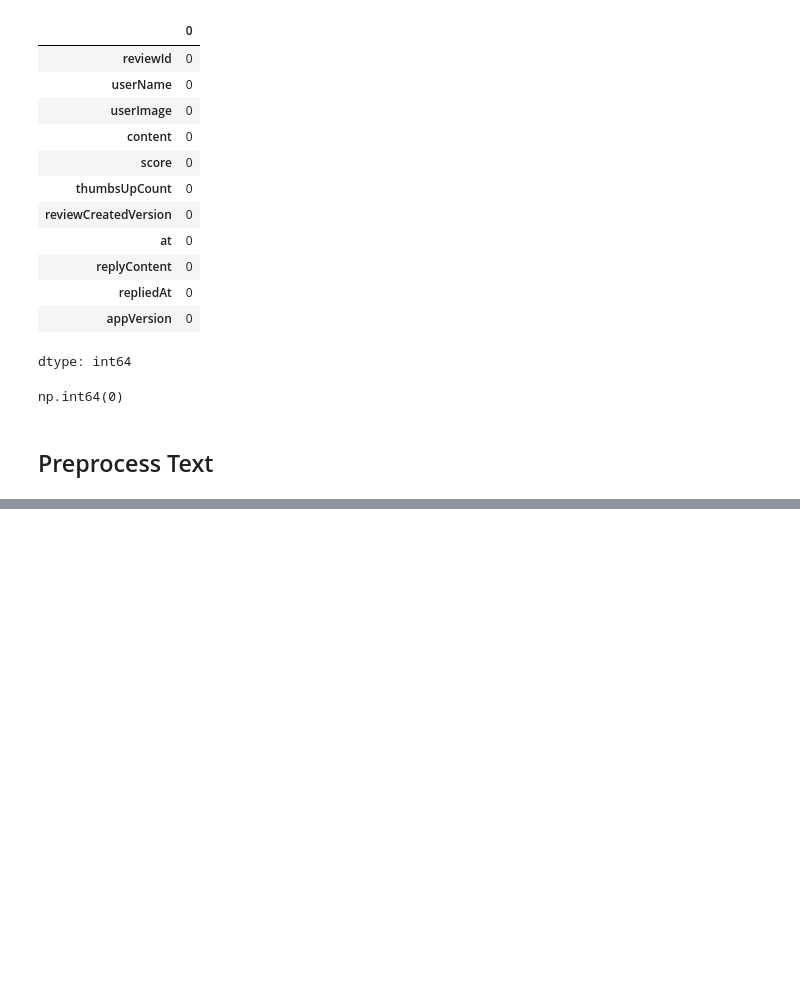
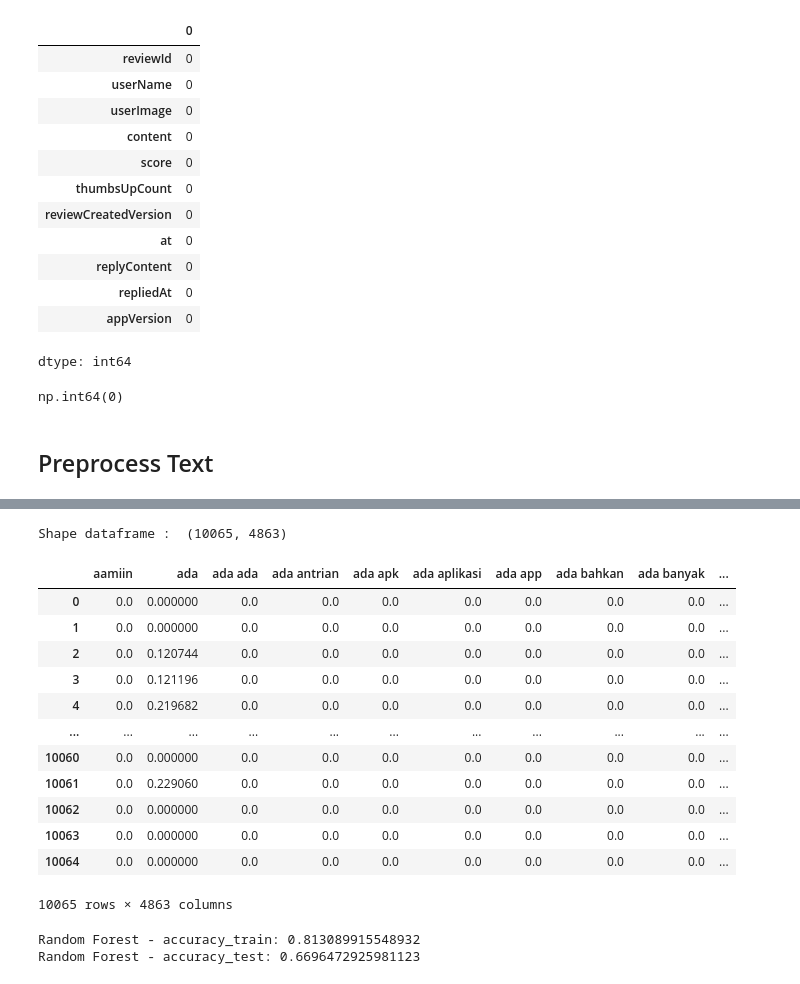
Before and after one commit to Dhlih/Submission-Dicoding-Analisis-Sentimen, a Jupyter notebook: Pelatihan_Model.ipynb, the cells around one changed output, grey strips where cells are left out. Drawn from its saved outputs; the diff is of its cells as text; code cells hidden in the pictures; blank space fills up the shorter version.

```diff
--- a/Pelatihan_Model.ipynb
+++ b/Pelatihan_Model.ipynb
@@ -216,0 +285,57 @@ clean_df.head()
+# %%
+# Pisahkan data menjadi fitur (tweet) dan label (sentimen)
+X = clean_df['text_akhir']
+y = clean_df['polarity_encoded']
+
+# Ekstraksi fitur dengan TF-IDF
+# max_df = abaikan kata yang muncul lebih dari 80% total ulasan, min_df =  abaikan kata yang muncul kurang dari 17x
+tfidf = TfidfVectorizer(max_features=5000, min_df=5, max_df=0.8, ngram_range=(1,2))
+X_tfidf = tfidf.fit_transform(X)
+
+# Konversi hasil ekstraksi fitur menjadi dataframe
+features_df = pd.DataFrame(X_tfidf.toarray(), columns=tfidf.get_feature_names_out())
+
+# Bagi data menjadi data latih dan data uji
+X_train, X_test, y_train, y_test = train_test_split(X_tfidf, y, test_size=0.2, random_state=42, stratify=y)
+
+# Menampilkan hasil ekstraksi fitur
+print("Shape dataframe : ", features_df.shape)
+features_df
+# %% [output]
+Shape dataframe :  (10065, 4863)
+|  | aamiin | ada | ada ada | ada antrian | ada apk | ada aplikasi | ada app | ada bahkan | ada banyak | ... |
+| 0 | 0.0 | 0.000000 | 0.0 | 0.0 | 0.0 | 0.0 | 0.0 | 0.0 | 0.0 | ... |
+| 1 | 0.0 | 0.000000 | 0.0 | 0.0 | 0.0 | 0.0 | 0.0 | 0.0 | 0.0 | ... |
+| 2 | 0.0 | 0.120744 | 0.0 | 0.0 | 0.0 | 0.0 | 0.0 | 0.0 | 0.0 | ... |
+| 3 | 0.0 | 0.121196 | 0.0 | 0.0 | 0.0 | 0.0 | 0.0 | 0.0 | 0.0 | ... |
+| 4 | 0.0 | 0.219682 | 0.0 | 0.0 | 0.0 | 0.0 | 0.0 | 0.0 | 0.0 | ... |
+| ... | ... | ... | ... | ... | ... | ... | ... | ... | ... | ... |
+| 10060 | 0.0 | 0.000000 | 0.0 | 0.0 | 0.0 | 0.0 | 0.0 | 0.0 | 0.0 | ... |
+| 10061 | 0.0 | 0.229060 | 0.0 | 0.0 | 0.0 | 0.0 | 0.0 | 0.0 | 0.0 | ... |
+| 10062 | 0.0 | 0.000000 | 0.0 | 0.0 | 0.0 | 0.0 | 0.0 | 0.0 | 0.0 | ... |
+| 10063 | 0.0 | 0.000000 | 0.0 | 0.0 | 0.0 | 0.0 | 0.0 | 0.0 | 0.0 | ... |
+| 10064 | 0.0 | 0.000000 | 0.0 | 0.0 | 0.0 | 0.0 | 0.0 | 0.0 | 0.0 | ... |
+10065 rows × 4863 columns
+# %%
+from sklearn.linear_model import LogisticRegression
+
+# Membuat objek model Logistic Regression
+logistic_regression = LogisticRegression(class_weight="balanced")
+
+# Melatih model Logistic Regression pada data pelatihan
+logistic_regression.fit(X_train.toarray(), y_train)
+
+# Prediksi sentimen pada data pelatihan dan data uji
+y_pred_train_lr = logistic_regression.predict(X_train.toarray())
+y_pred_test_lr = logistic_regression.predict(X_test.toarray())
+
+# Evaluasi akurasi model Random Forest
+accuracy_train_lr = accuracy_score(y_pred_train_lr, y_train)
+accuracy_test_lr = accuracy_score(y_pred_test_lr, y_test)
+
+# Menampilkan akurasi
+print('Random Forest - accuracy_train:', accuracy_train_lr)
+print('Random Forest - accuracy_test:', accuracy_test_lr)
+# %% [output]
+Random Forest - accuracy_train: 0.813089915548932
+Random Forest - accuracy_test: 0.6696472925981123
```
Also changed, not shown: parts of 13 cells of this notebook.
